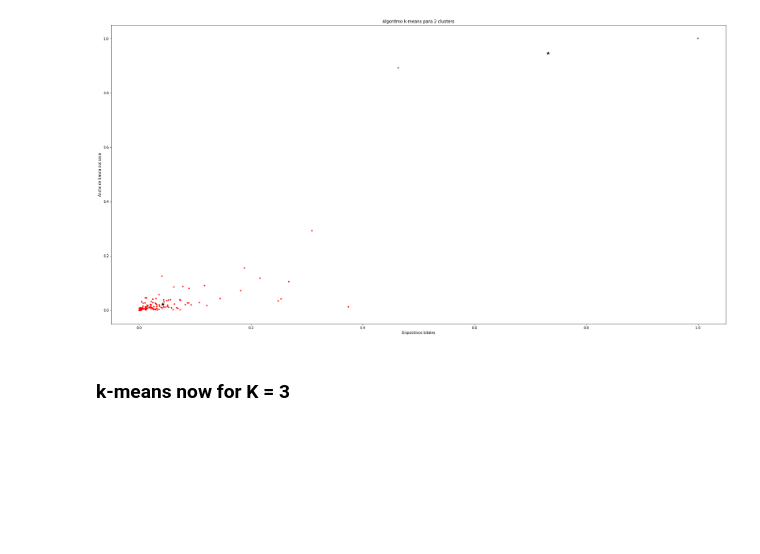
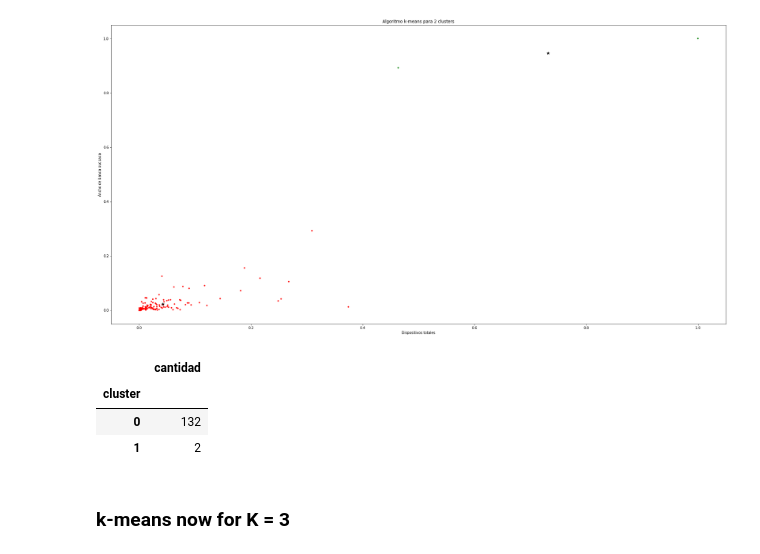
Before and after one commit to alvaroanua/TFG, a Jupyter notebook: Kmean/KMEAN_ehu_Bilbao_Ingenieros.ipynb, the cells around one changed output. Cells and saved outputs as stored; diff of their text form; code cells hidden in the pictures; blank space fills up the shorter version.

```diff
--- a/Kmean/KMEAN_ehu_Bilbao_Ingenieros.ipynb
+++ b/Kmean/KMEAN_ehu_Bilbao_Ingenieros.ipynb
@@ -203,6 +204,20 @@ plt.title('Algoritmo k-means para '+str(k)+' clusters')
 plt.show()
 # %% [output]
 [figure]
+# %%
+# Show info of cluster
+copy_kdos = pd.DataFrame()
+copy_kdos['bw_busy']=df_normalize['bw_busy'].values
+copy_kdos['total_devices']=df_normalize['total_devices'].values
+copy_kdos['cluster'] = df_normalize['cluster'].values
+cantidadGrupo_kdos =  pd.DataFrame()
+cantidadGrupo_kdos['cantidad']=copy_kdos.groupby('cluster').size()
+cantidadGrupo_kdos
+# %% [output]
+|  | cantidad |
+| cluster |  |
+| 0 | 132 |
+| 1 | 2 |
 # %% [markdown]
 ### k-means now for K = 3
 # %%
```
Also changed, not shown: parts of 4 cells of this notebook, 2 other files.
